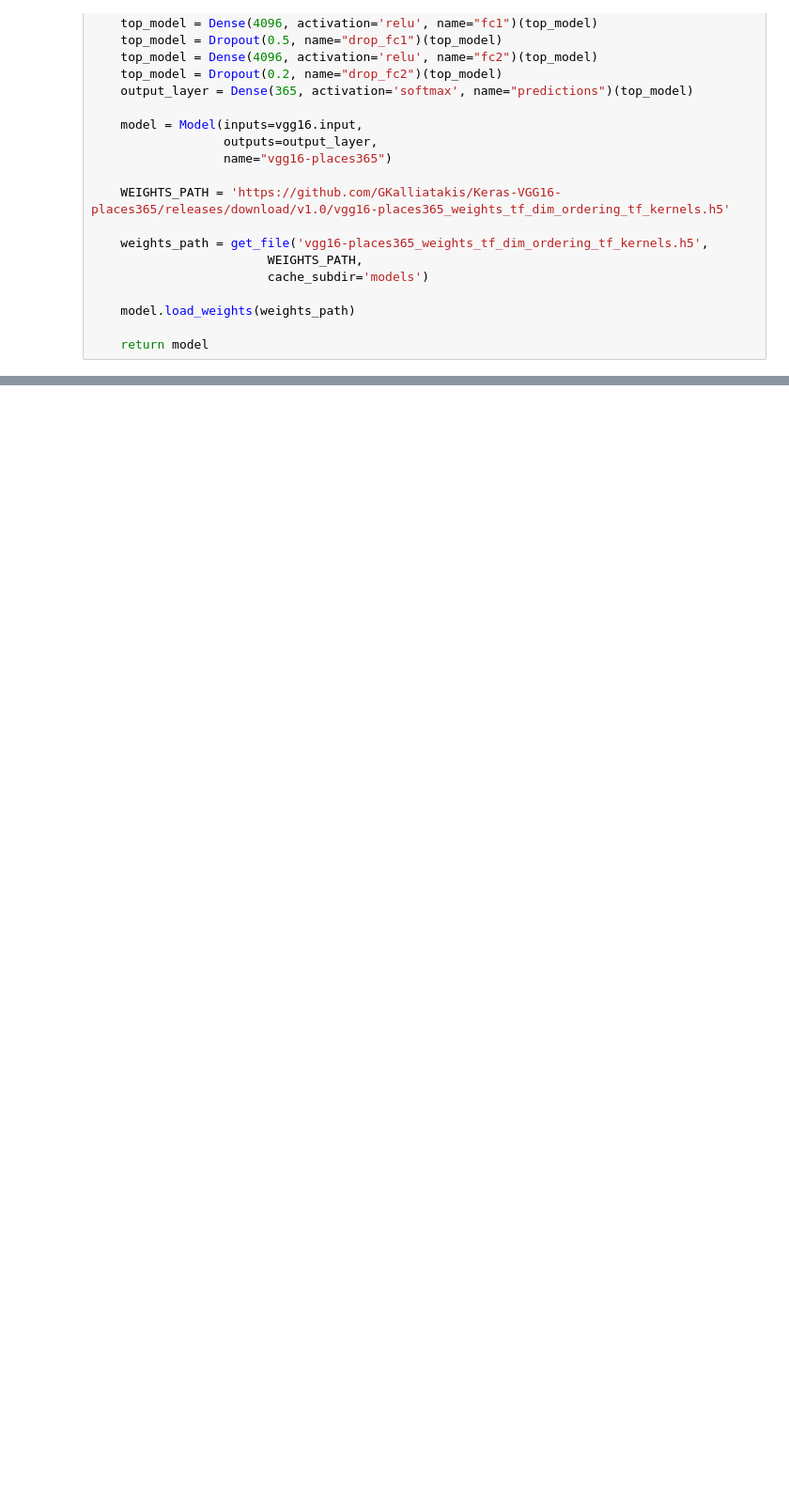
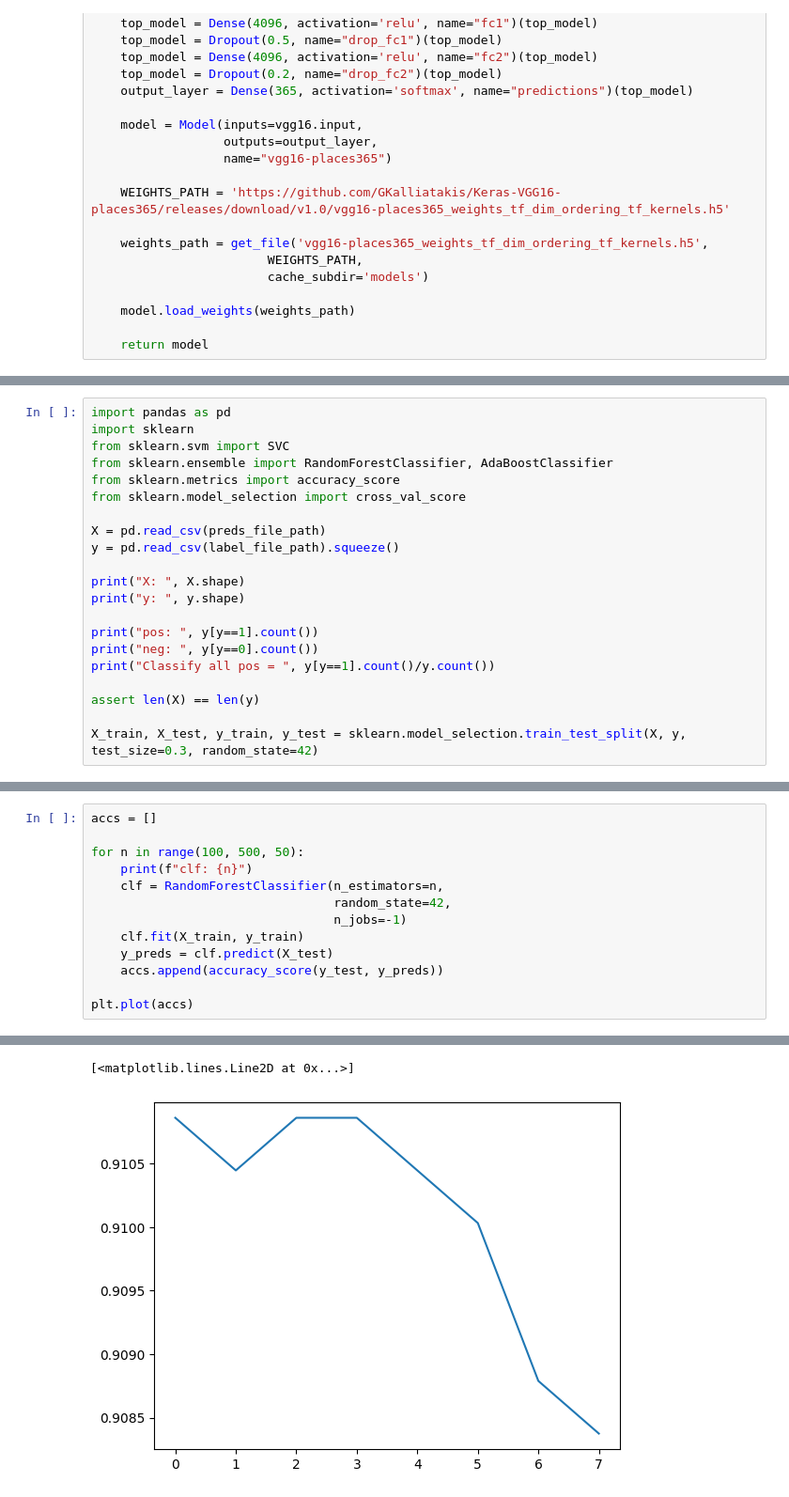
Before and after one commit to S010MON/image-locate, a Jupyter notebook: vgg16-places365.ipynb, the cells around one changed output, grey strips where cells are left out. Shown at 94% size. Cells and saved outputs as stored; diff of their text form; blank space fills up the shorter version.

Commit message:
Image classifier using RandomForest and AdaBoost

```diff
--- a/vgg16-places365.ipynb
+++ b/vgg16-places365.ipynb
@@ -167,0 +112,21 @@ get_prediction_labels(top_preds)
+# %%
+import pandas as pd
+import sklearn
+from sklearn.svm import SVC
+from sklearn.ensemble import RandomForestClassifier, AdaBoostClassifier
+from sklearn.metrics import accuracy_score
+from sklearn.model_selection import cross_val_score
+
+X = pd.read_csv(preds_file_path)
+y = pd.read_csv(label_file_path).squeeze()
+
+print("X: ", X.shape)
+print("y: ", y.shape)
+
+print("pos: ", y[y==1].count())
+print("neg: ", y[y==0].count())
+print("Classify all pos = ", y[y==1].count()/y.count())
+
+assert len(X) == len(y)
+
+X_train, X_test, y_train, y_test = sklearn.model_selection.train_test_split(X, y, test_size=0.3, random_state=42)
@@ -167,0 +139,14 @@ get_prediction_labels(top_preds)
+# %%
+accs = []
+
+for n in range(100, 500, 50):
+    print(f"clf: {n}")
+    clf = RandomForestClassifier(n_estimators=n,
+                                 random_state=42,
+                                 n_jobs=-1)
+    clf.fit(X_train, y_train)
+    y_preds = clf.predict(X_test)
+    accs.append(accuracy_score(y_test, y_preds))
+
+plt.plot(accs)
+# %% [output]
@@ -167,0 +161,2 @@ get_prediction_labels(top_preds)
+[<matplotlib.lines.Line2D at 0x...>]
+[figure, added]
```
Also changed, not shown: parts of 16 cells of this notebook, 1 other file.
